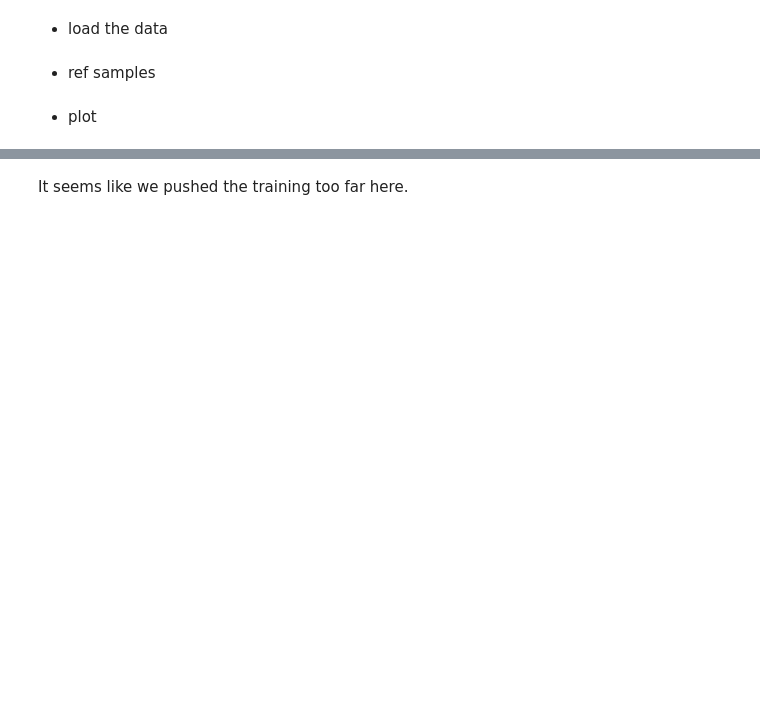
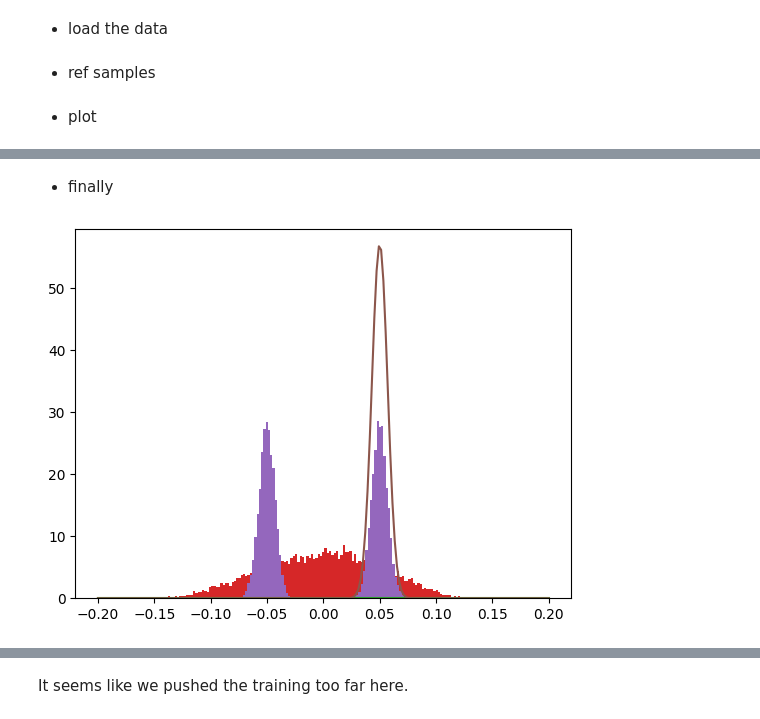
Before and after one commit to zweinalbereicht/flow-matching, a Jupyter notebook: notebooks/02-struct_learning_analysis.ipynb, the cells around one changed output, grey strips where cells are left out. Saved outputs shown, nothing was run; the diff lists cells and outputs as text; code cells hidden in the pictures; blank space fills up the shorter version.

```diff
--- a/notebooks/02-struct_learning_analysis.ipynb
+++ b/notebooks/02-struct_learning_analysis.ipynb
@@ -70,0 +81,18 @@ for i in range(p1.shape[0]):
+# %% [markdown]
+- finally
+# %%
+xs = np.linspace(-0.2,0.2, 200)
+std =  (1-kappa) ** 0.5 / ( dim) ** 0.5
+# std = 0.1 * (kappa) ** 0.5 / ( dim) ** 0.5
+plt.hist(p1[-1], bins=xs, density=True)
+plt.hist(r1, bins=xs, density=True)
+plt.plot(xs, np.exp(- (xs-(1-kappa))  ** 2 / (2 * std ** 2)) / (2 * np.pi * std ** 2) ** 0.5)
+# plt.show()
+
+std =  (kappa) ** 0.5 / ( dim) ** 0.5
+plt.hist(p2[20], bins=xs, density=True)
+plt.hist(r2, bins=xs, density=True)
+plt.plot(xs, np.exp(- (xs-(kappa))  ** 2 / (2 * std ** 2)) / (2 * np.pi * std ** 2) ** 0.5)
+plt.show()
+# %% [output]
+[figure, added]
```
Also changed, not shown: parts of 27 cells of this notebook, 1 other file.
